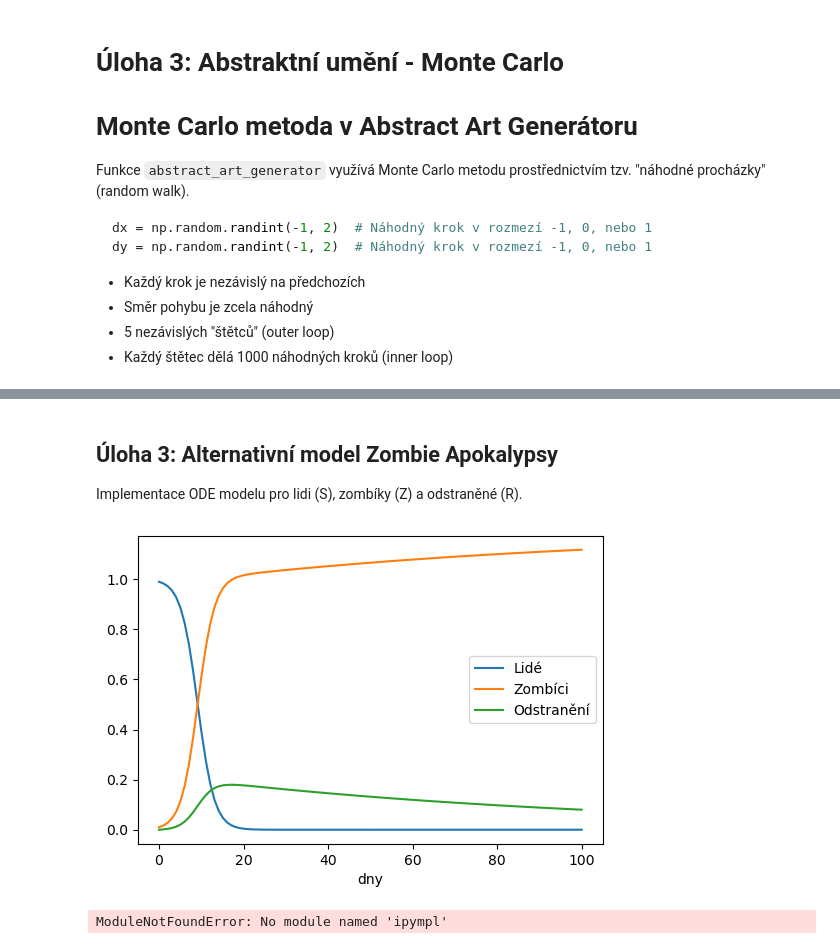
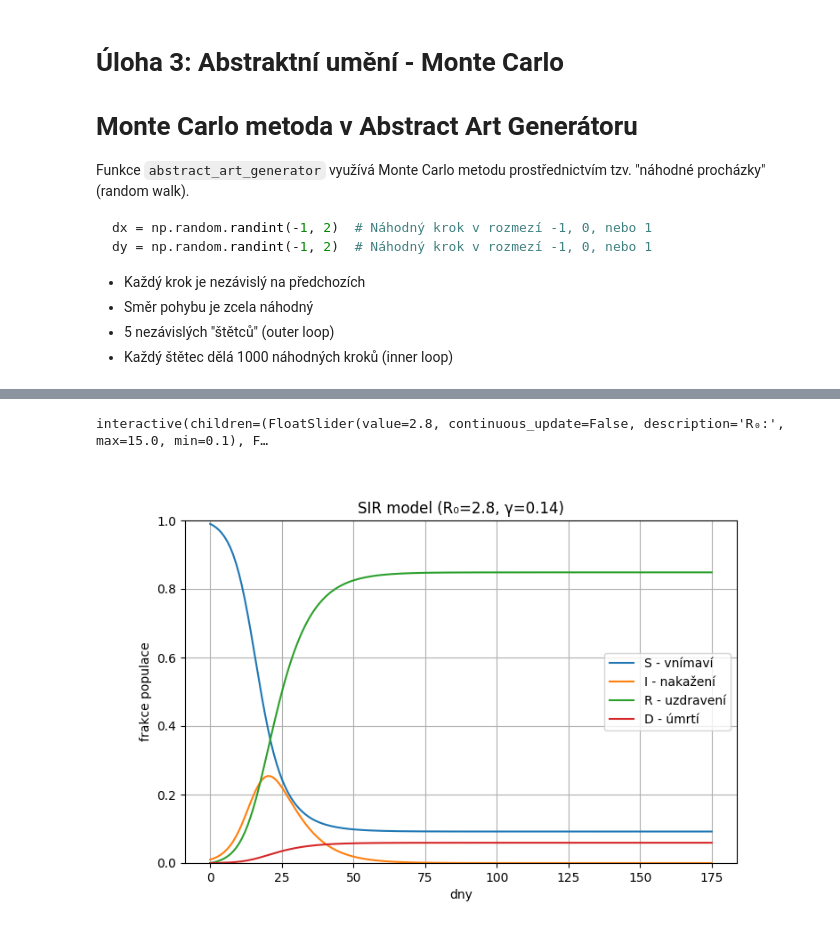
Before and after one commit to melancholy-txt/ujep, a Jupyter notebook: MSW/visnak-zapocet.ipynb, the cells around one changed output, grey strips where cells are left out. Drawn from its saved outputs; the diff is of its cells as text; code cells hidden in the pictures.

Commit message:
sird

```diff
--- a/MSW/visnak-zapocet.ipynb
+++ b/MSW/visnak-zapocet.ipynb
@@ -197,31 +196,0 @@ Text(0.5, 1.0, 'Generované abstraktní umění')
-# %% [markdown]
-## Úloha 3: Alternativní model Zombie Apokalypsy
-Implementace ODE modelu pro lidi (S), zombíky (Z) a odstraněné (R).
-# %%
-def run_zombie(alpha, beta, delta, S0=0.99, Z0=0.01, R0_init=0, days=100):
-    # Compartments:
-    #   S = zdraví lidé
-    #   Z = zombíci
-    #   R = odstranění (mrtví nebo zlikvidovaní zombíci)
-    # Parametry:
-    #   beta: míra přenosu nakažení
-    #   alpha: reanimace z R do Z
-    #   delta: likvidace zombíků (Z → R)
-    def zombies(t, y):
-        S, Z, R = y
-        dS = -beta * S * Z               # zdraví lidé nakaženi zombíky
-        dZ = beta * S * Z + alpha * R    # noví zombíci + reanimace
-        dR = delta * S * Z - alpha * R   # mrtví (likvidace) minus reanimace
-        return [dS, dZ, dR]
-
-    sol = solve_ivp(zombies, [0, days], [S0, Z0, R0_init], dense_output=True)
-    t = np.linspace(0, days, days)
-    return t, sol.sol(t)
-t, (S, Z, R) = run_zombie(alpha=0.01, beta=0.5, delta=0.1)
-plt.figure(figsize=(6,4))
-plt.plot(t, S, label='Lidé')
-plt.plot(t, Z, label='Zombíci')
-plt.plot(t, R, label='Odstranění')
-plt.legend(); plt.xlabel('dny'); plt.show()
-# %% [output]
-[figure, removed]
@@ -230,36 +227,56 @@ plt.legend(); plt.xlabel('dny'); plt.show()
 # Vytvoříme figure a axes pro interaktivní plot
 fig, ax = plt.subplots(figsize=(8,5))
 
-def update(R0):
+def update(R0, gamma, delta):
     ax.clear()  # Vyčistíme axes
 
     # Spustíme simulaci a vykreslíme
-    t, S, I, R = run_sir(R0, gamma)
+    t, S, I, R, D = run_sird(R0, gamma, delta)
     ax.plot(t, S, label='S - vnímaví')
     ax.plot(t, I, label='I - nakažení')
     ax.plot(t, R, label='R - uzdravení')
+    plt.plot(t, D, label='D - úmrtí')
 
     # Nastavíme popisky
-    ax.set_title(f'SIR model (R₀={R0:.1f})')
+    ax.set_title(f'SIR model (R₀={R0:.1f}, γ={gamma:.2f})')
     ax.set_xlabel('dny')
     ax.set_ylabel('frakce populace')
     ax.set_ylim(0, 1)
     ax.grid(True)
     ax.legend()
 
     fig.canvas.draw_idle()
 
 # Vytvoříme slider
 R0_slider = widgets.FloatSlider(
     value=2.8,
     min=0.1,
     max=15.0,
     step=0.1,
     description='R₀:',
     continuous_update=False
 )
 
+gamma_slider = widgets.FloatSlider(
+    value=1/7,
+    min=0.01,
+    max=1.0,
+    step=0.01,
+    description='γ:',
+    continuous_update=False
+)
+
+delta_slider = widgets.FloatSlider(
+    value=0.01,
+    min=0,
+    max=0.1,
+    step=0.001,
+    description='δ:',
+    continuous_update=False
+)
+
 # Propojíme slider s update funkcí
-widgets.interactive(update, R0=R0_slider)
+widgets.interactive(update, R0=R0_slider, gamma=gamma_slider, delta=delta_slider)
 # %% [output]
-ModuleNotFoundError: No module named 'ipympl'
+interactive(children=(FloatSlider(value=2.8, continuous_update=False, description='R₀:', max=15.0, min=0.1), F…
+[figure, added]
```
Also changed, not shown: parts of 6 cells of this notebook.
